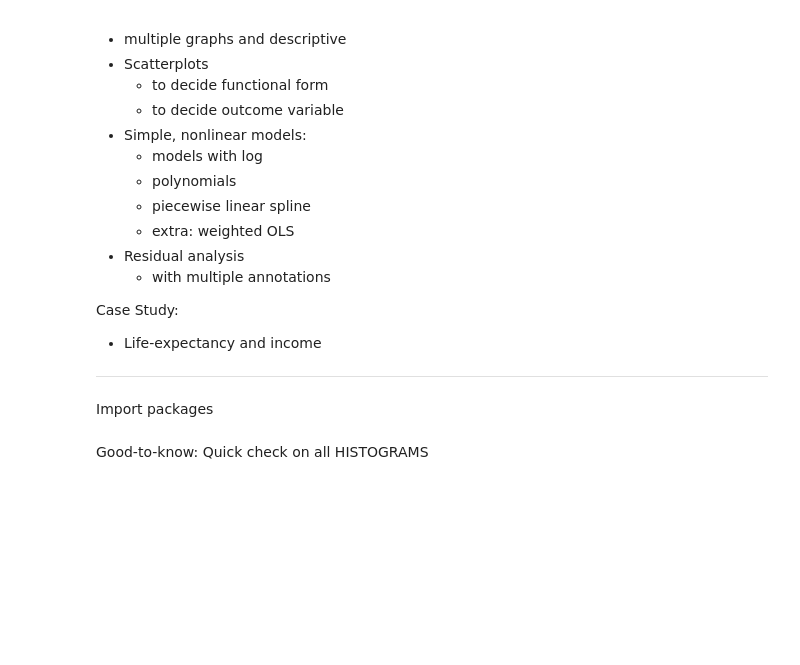
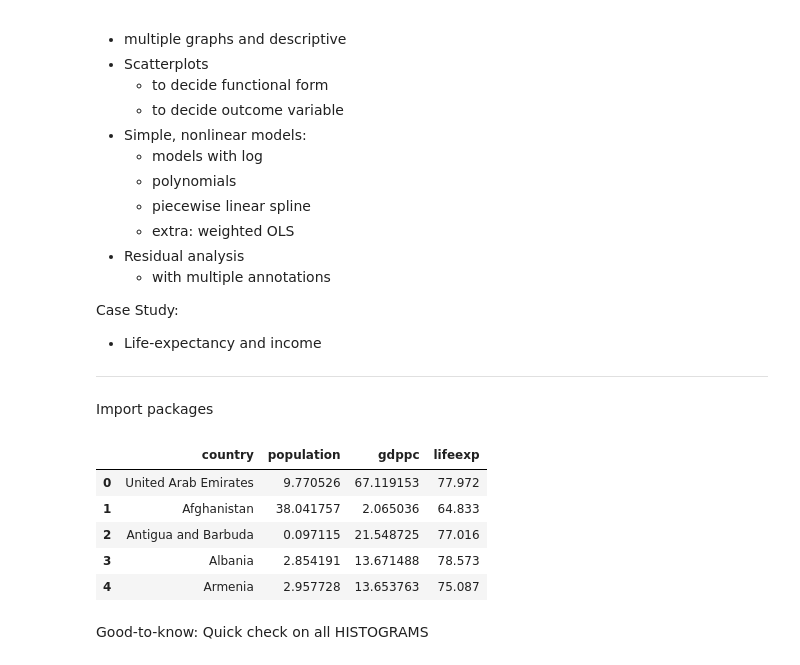
Before and after one commit to gabors-data-analysis/da-coding-python, a Jupyter notebook: lecture12-simple-linear-regression/life_exp_analysis.ipynb, the cells around one changed output. Cells and saved outputs as stored; diff of their text form; code cells hidden in the pictures; blank space fills up the shorter version.

```diff
--- a/lecture12-simple-linear-regression/life_exp_analysis.ipynb
+++ b/lecture12-simple-linear-regression/life_exp_analysis.ipynb
@@ -28,6 +28,15 @@ import statsmodels.formula.api as smf
 from stargazer.stargazer import Stargazer
 # %%
 df = pd.read_csv("data/WDI_lifeexp_clean.csv")
+
+df.head()
+# %% [output]
+|  | country | population | gdppc | lifeexp |
+| 0 | United Arab Emirates | 9.770526 | 67.119153 | 77.972 |
+| 1 | Afghanistan | 38.041757 | 2.065036 | 64.833 |
+| 2 | Antigua and Barbuda | 0.097115 | 21.548725 | 77.016 |
+| 3 | Albania | 2.854191 | 13.671488 | 78.573 |
+| 4 | Armenia | 2.957728 | 13.653763 | 75.087 |
 # %% [markdown]
 Good-to-know: Quick check on all HISTOGRAMS
 # %%
```
Also changed, not shown: parts of 23 cells of this notebook, 4 other files.
